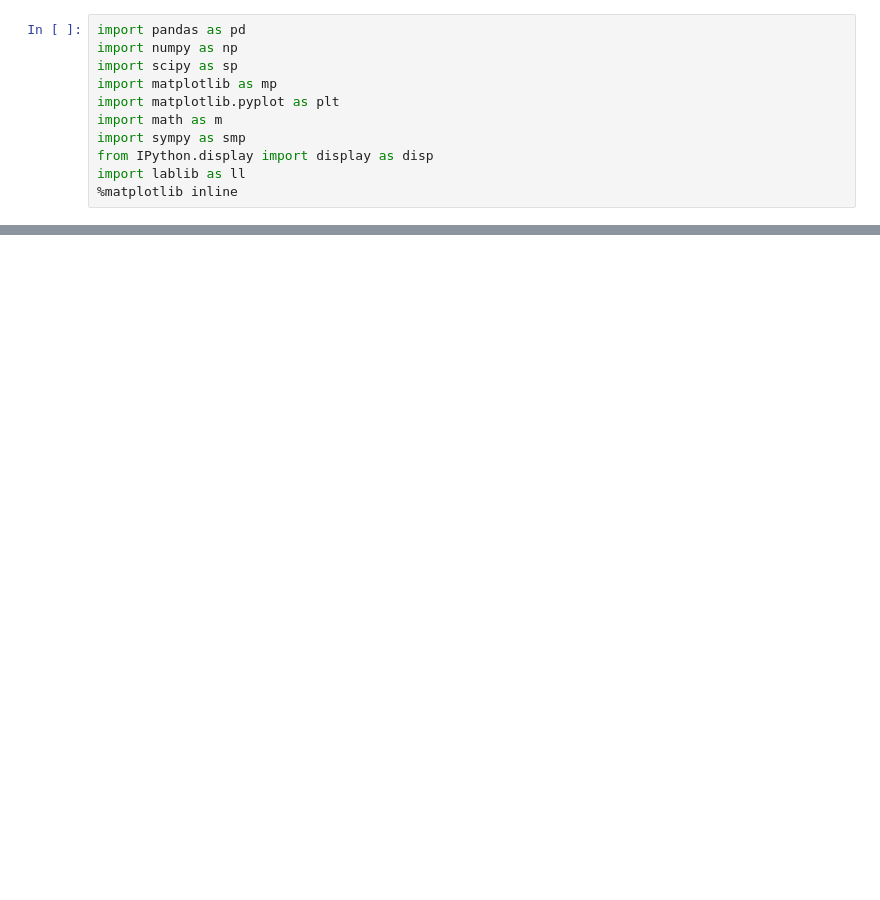
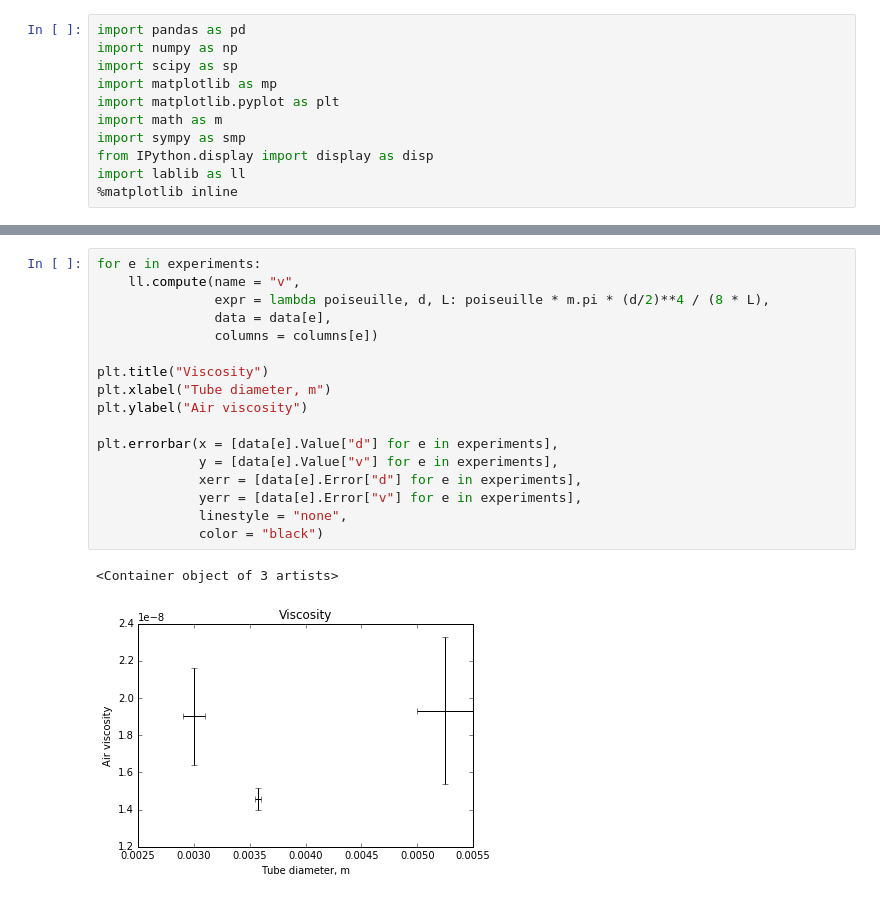
Before and after one commit to intelfx/mipt-lab, a Jupyter notebook: Курс 1 семестр 2/Лабы/1.3.3/1.3.3.ipynb, the cells around one changed output, grey strips where cells are left out. Cells and saved outputs as stored; diff of their text form; blank space fills up the shorter version.

```diff
--- a/Курс 1 семестр 2/Лабы/1.3.3/1.3.3.ipynb
+++ b/Курс 1 семестр 2/Лабы/1.3.3/1.3.3.ipynb
@@ -131,0 +201,20 @@ plt.legend(loc = "best")
+# %%
+for e in experiments:
+    ll.compute(name = "v",
+               expr = lambda poiseuille, d, L: poiseuille * m.pi * (d/2)**4 / (8 * L),
+               data = data[e],
+               columns = columns[e])
+
+plt.title("Viscosity")
+plt.xlabel("Tube diameter, m")
+plt.ylabel("Air viscosity")
+
+plt.errorbar(x = [data[e].Value["d"] for e in experiments],
+             y = [data[e].Value["v"] for e in experiments],
+             xerr = [data[e].Error["d"] for e in experiments],
+             yerr = [data[e].Error["v"] for e in experiments],
+             linestyle = "none",
+             color = "black")
+# %% [output]
+<Container object of 3 artists>
+[figure, added]
```
Also changed, not shown: parts of 6 cells of this notebook, 2 other files.
